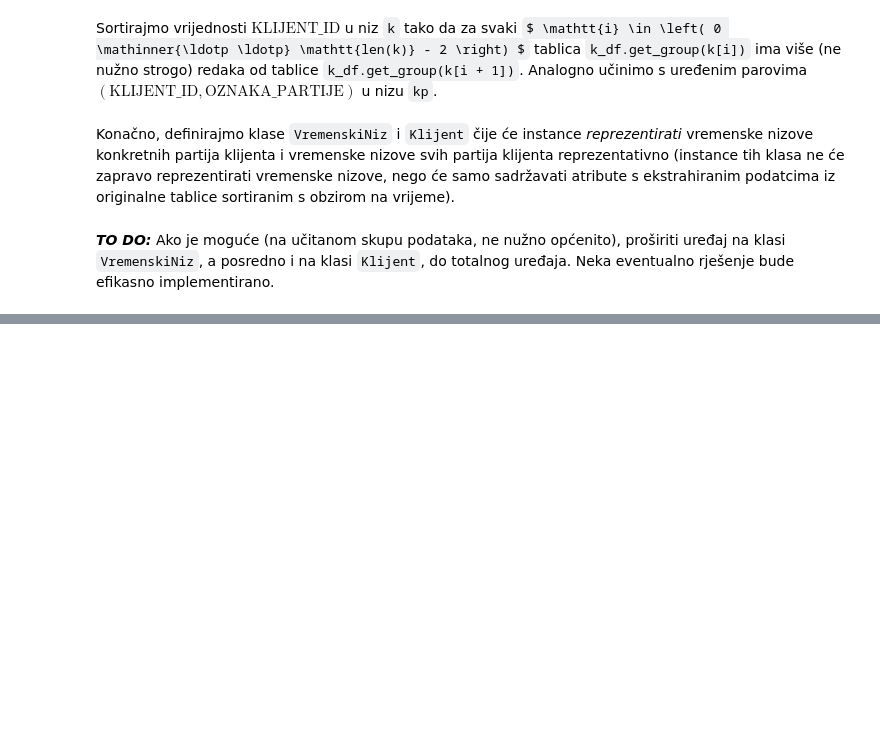
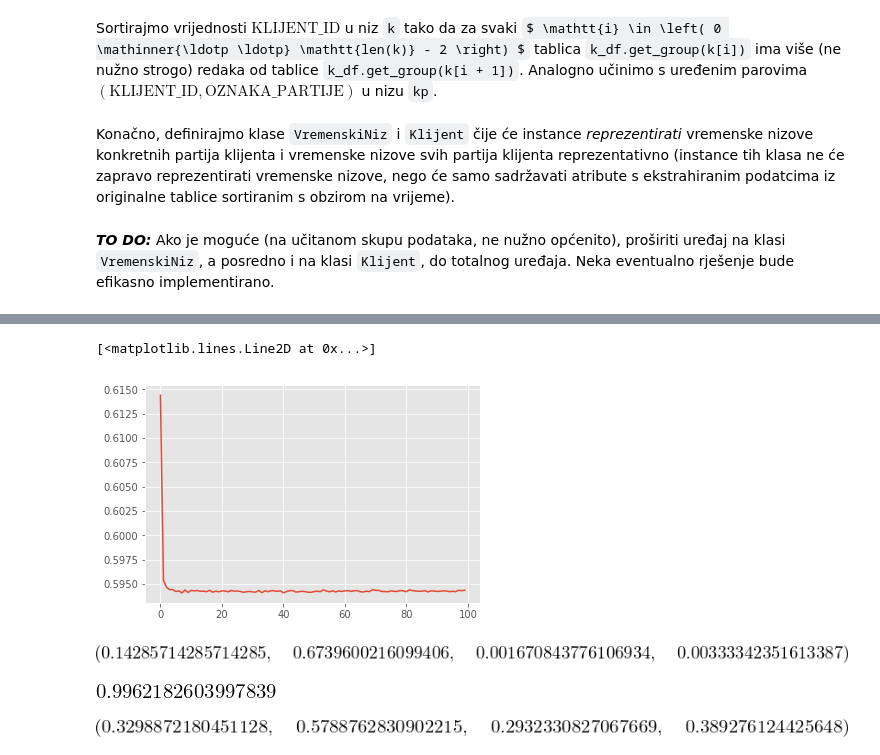
Before and after one commit to DavorPenzar/mozgalo, a Jupyter notebook: Observatorium.ipynb, the cells around one changed output, grey strips where cells are left out. Cells and saved outputs as stored; diff of their text form; code cells hidden in the pictures; some formulas as TeX source; blank space fills up the shorter version.

```diff
--- a/Observatorium.ipynb
+++ b/Observatorium.ipynb
@@ -1199,0 +1229,28 @@ kp.shape
+# %%
+model = LogisticRegression(inputs, targets)
+criterion = nn.BCELoss(reduction = 'mean')
+opt = torch.optim.SGD(model.parameters(), lr = 1.0e-2)
+# %%
+def fit (num_epochs, model, criterion, opt):
+    L = []
+    for epoch in range(num_epochs):
+        epoch_loss = []
+        for xb, yb in train_dl:
+            pred = model(xb)
+            loss = criterion(pred, yb)
+            epoch_loss.append(float(loss.item()))
+            loss.backward()
+            opt.step()
+            model.train()
+            opt.zero_grad()
+
+        L.append(np.mean(epoch_loss))
+
+        if not epoch % 5:
+            print(epoch)
+
+    return np.array(L)
+# %%
+num_epochs = 100
+# %%
+L = fit(num_epochs, model, criterion, opt)
@@ -1199,0 +1278,5 @@ kp.shape
+# %%
+plt.plot(np.arange(num_epochs), L)
+# %% [output]
+[<matplotlib.lines.Line2D at 0x...>]
+[figure, added]
@@ -1199,0 +1303,8 @@ kp.shape
+# %%
+(prec, acc, rec, F1)
+# %% [output]
+[figure, added]
+# %%
+float((preds < t).sum().item()) / float(test_targets.shape[0])
+# %% [output]
+[figure, added]
@@ -1199,0 +1323,4 @@ kp.shape
+# %%
+(dummy_prec, dummy_acc, dummy_rec, dummy_F1)
+# %% [output]
+[figure, added]
```
Also changed, not shown: parts of 39 cells of this notebook, 3 other files.
